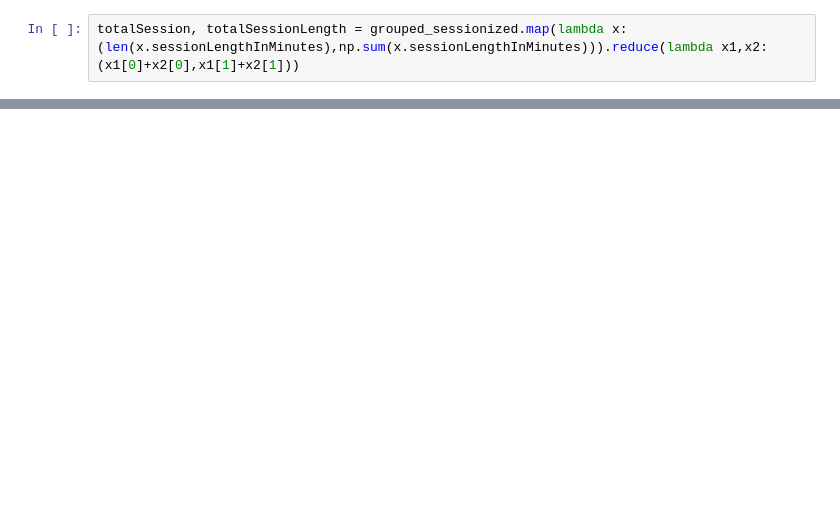
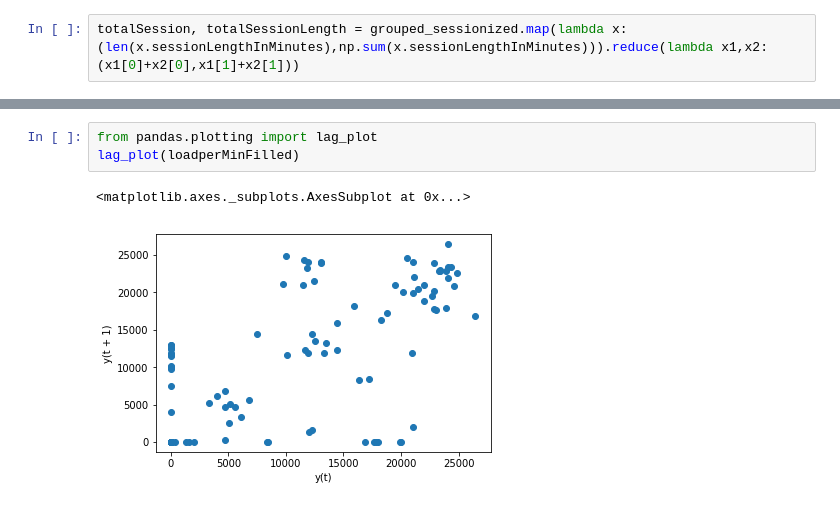
Before and after one commit to chrisplyn/WeblogChallenge, a Jupyter notebook: web_log_challenge.ipynb, the cells around one changed output, grey strips where cells are left out. Saved outputs shown, nothing was run; the diff lists cells and outputs as text; blank space fills up the shorter version.

```diff
--- a/web_log_challenge.ipynb
+++ b/web_log_challenge.ipynb
@@ -130,0 +176,6 @@ totalSessionLength / totalSession
+# %%
+from pandas.plotting import lag_plot
+lag_plot(loadperMinFilled)
+# %% [output]
+<matplotlib.axes._subplots.AxesSubplot at 0x...>
+[figure, added]
```
Also changed, not shown: parts of 25 cells of this notebook.
